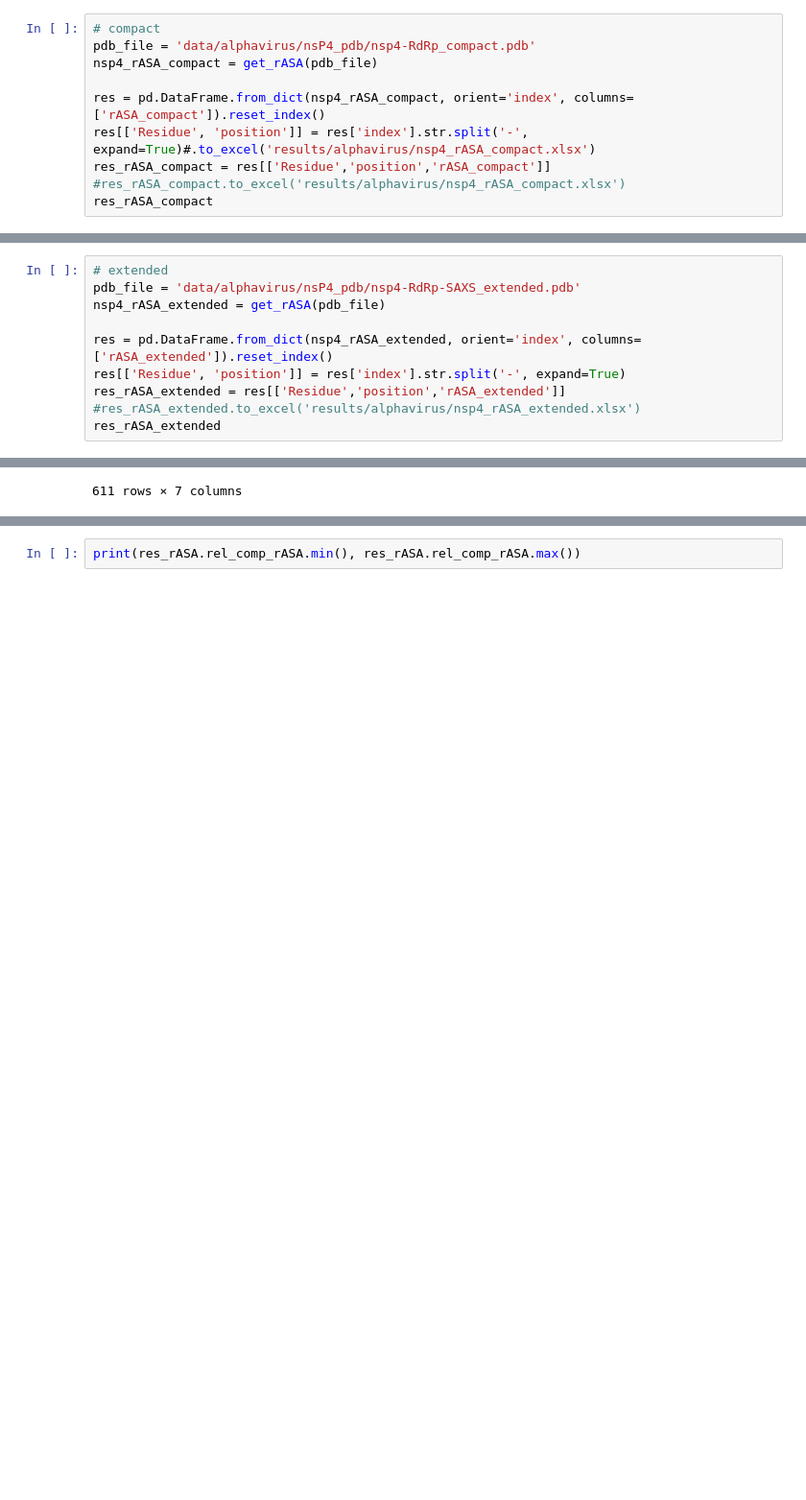
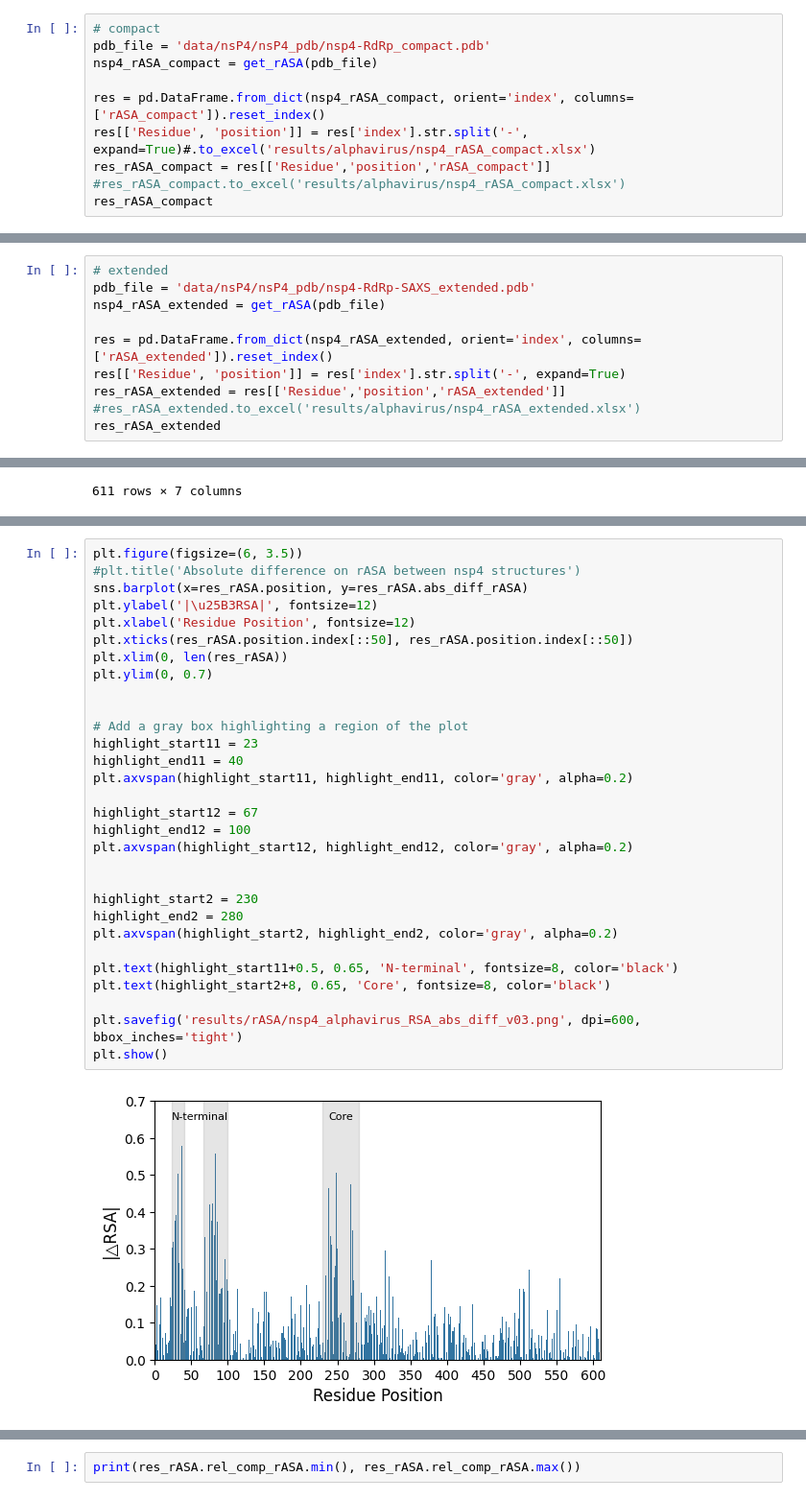
Before and after one commit to ziul-bio/alpnsp, a Jupyter notebook: alphavirus_mapping_neff_to_PDB.ipynb, the cells around one changed output, grey strips where cells are left out. Shown at 96% size. Drawn from its saved outputs; the diff is of its cells as text; blank space fills up the shorter version.

```diff
--- a/alphavirus_mapping_neff_to_PDB.ipynb
+++ b/alphavirus_mapping_neff_to_PDB.ipynb
@@ -766,7 +771,7 @@ def get_rASA(pdb_file):
     return asa_list
 # %%
 # compact
-pdb_file = 'data/alphavirus/nsP4_pdb/nsp4-RdRp_compact.pdb'
+pdb_file = 'data/nsP4/nsP4_pdb/nsp4-RdRp_compact.pdb'
 nsp4_rASA_compact = get_rASA(pdb_file)
 
 res = pd.DataFrame.from_dict(nsp4_rASA_compact, orient='index', columns=['rASA_compact']).reset_index()
@@ -790,7 +795,7 @@ res_rASA_compact
 611 rows × 3 columns
 # %%
 # extended
-pdb_file = 'data/alphavirus/nsP4_pdb/nsp4-RdRp-SAXS_extended.pdb'
+pdb_file = 'data/nsP4/nsP4_pdb/nsp4-RdRp-SAXS_extended.pdb'
 nsp4_rASA_extended = get_rASA(pdb_file)
 
 res = pd.DataFrame.from_dict(nsp4_rASA_extended, orient='index', columns=['rASA_extended']).reset_index()
@@ -874,0 +882,32 @@ res_rASA
+# %%
+plt.figure(figsize=(6, 3.5))
+#plt.title('Absolute difference on rASA between nsp4 structures')
+sns.barplot(x=res_rASA.position, y=res_rASA.abs_diff_rASA)
+plt.ylabel('|\u25B3RSA|', fontsize=12)
+plt.xlabel('Residue Position', fontsize=12)
+plt.xticks(res_rASA.position.index[::50], res_rASA.position.index[::50])
+plt.xlim(0, len(res_rASA))
+plt.ylim(0, 0.7)
+
+
+# Add a gray box highlighting a region of the plot
+highlight_start11 = 23
+highlight_end11 = 40
+plt.axvspan(highlight_start11, highlight_end11, color='gray', alpha=0.2)
+
+highlight_start12 = 67
+highlight_end12 = 100
+plt.axvspan(highlight_start12, highlight_end12, color='gray', alpha=0.2)
+
+
+highlight_start2 = 230
+highlight_end2 = 280
+plt.axvspan(highlight_start2, highlight_end2, color='gray', alpha=0.2)
+
+plt.text(highlight_start11+0.5, 0.65, 'N-terminal', fontsize=8, color='black')
+plt.text(highlight_start2+8, 0.65, 'Core', fontsize=8, color='black')
+
+plt.savefig('results/rASA/nsp4_alphavirus_RSA_abs_diff_v03.png', dpi=600, bbox_inches='tight')
+plt.show()
+# %% [output]
+[figure, added]
```
Also changed, not shown: parts of 13 cells of this notebook, 3 other files.
